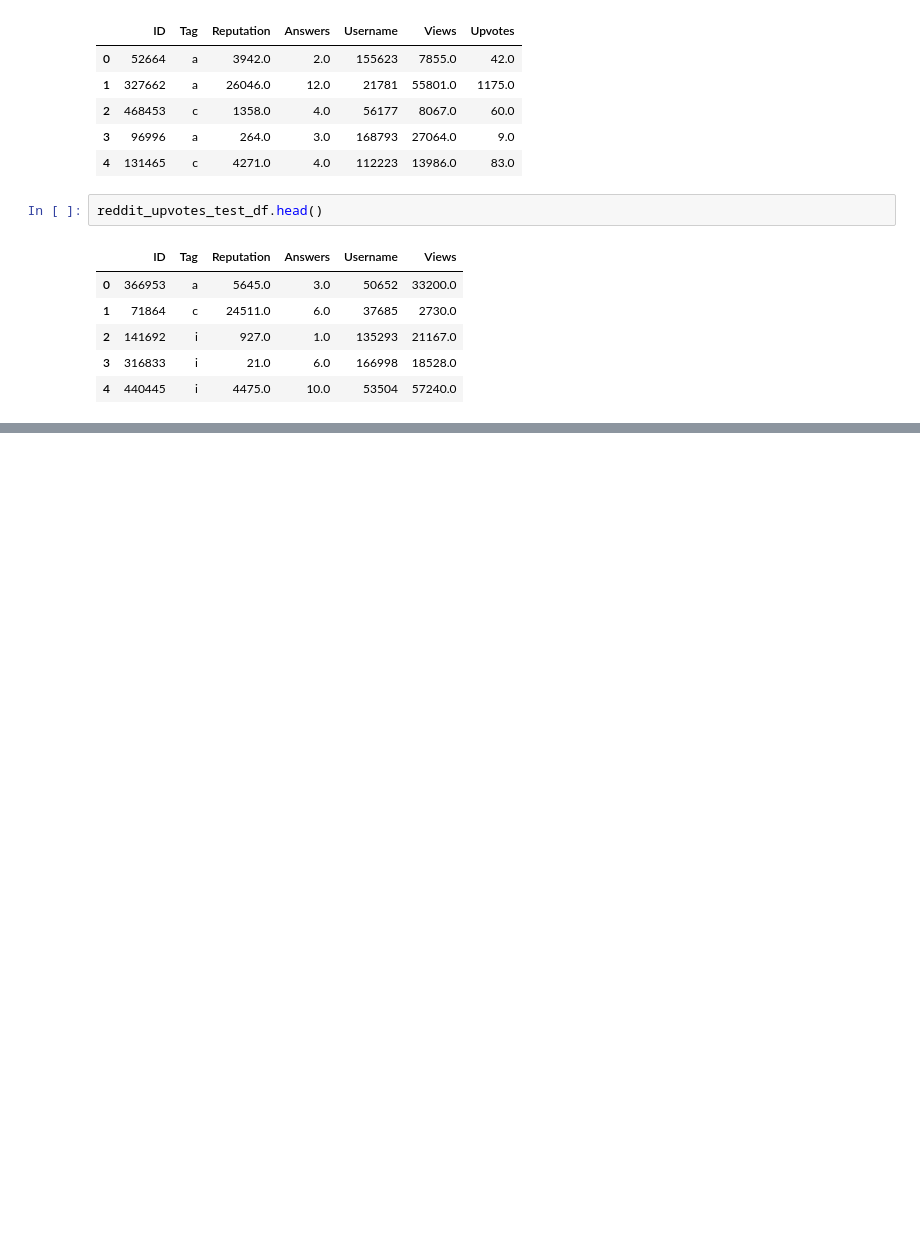
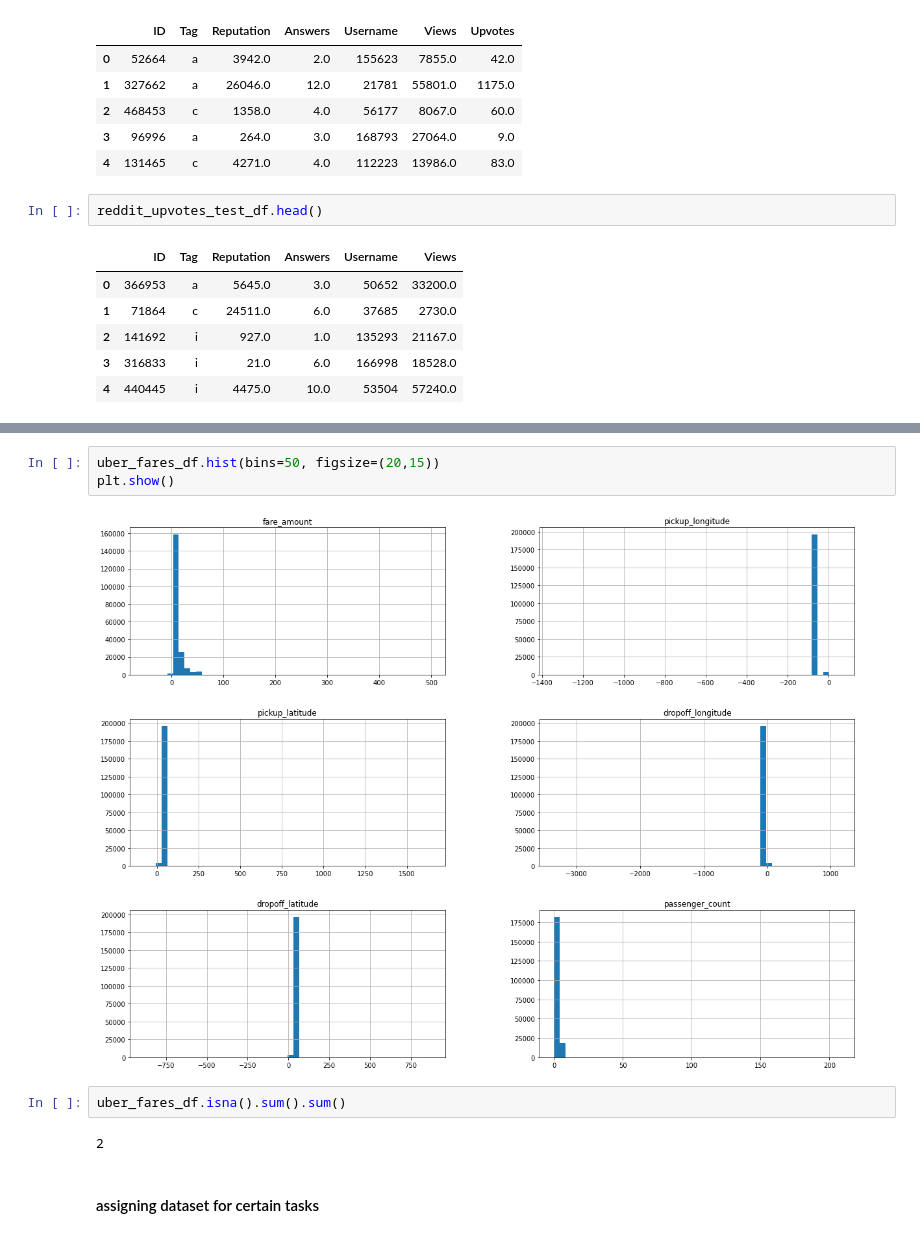
Before and after one commit to jcarballo1/CS7394_AppliedML, a Jupyter notebook: Project3/Project03.ipynb, the cells around one changed output, grey strips where cells are left out. Saved outputs shown, nothing was run; the diff lists cells and outputs as text; blank space fills up the shorter version.

```diff
--- a/Project3/Project03.ipynb
+++ b/Project3/Project03.ipynb
@@ -51,0 +177,11 @@ uber_fares_df.head()
+# %%
+uber_fares_df.hist(bins=50, figsize=(20,15))
+plt.show()
+# %% [output]
+[figure, added]
+# %%
+uber_fares_df.isna().sum().sum()
+# %% [output]
+2
+# %% [markdown]
+#### assigning dataset for certain tasks
```
Also changed, not shown: parts of 18 cells of this notebook.
